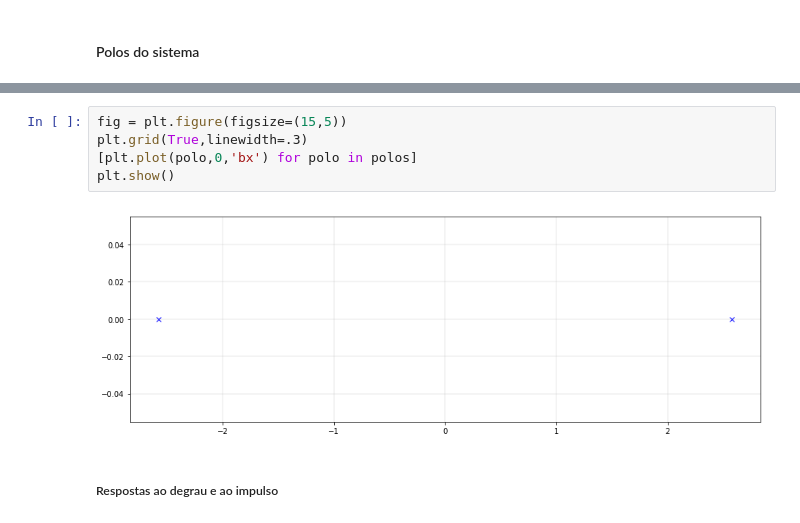
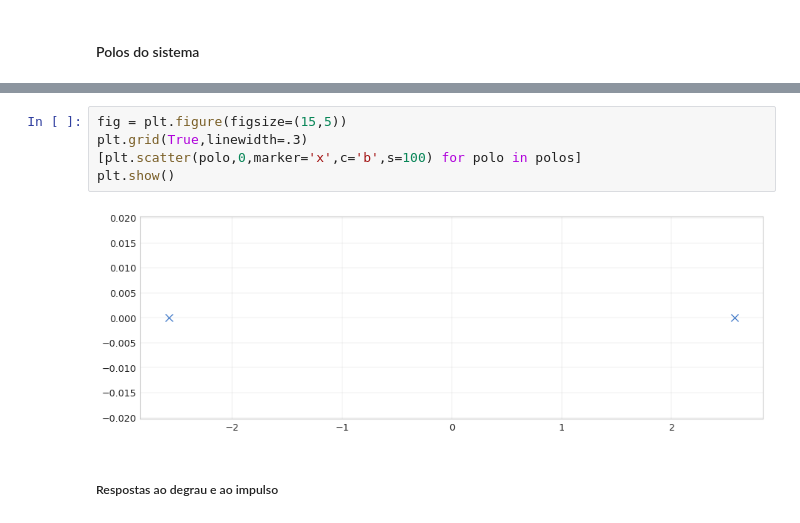
Before and after one commit to silvajhonatan/inverted_pendulum, a Jupyter notebook: inverted_pendulum.ipynb, the cells around one changed output, grey strips where cells are left out. Drawn from its saved outputs; the diff is of its cells as text.

```diff
--- a/inverted_pendulum.ipynb
+++ b/inverted_pendulum.ipynb
@@ -148,10 +150,10 @@ array([ 2.57623757, -2.57623757])
 # %%
 fig = plt.figure(figsize=(15,5))
 plt.grid(True,linewidth=.3)
-[plt.plot(polo,0,'bx') for polo in polos]
+[plt.scatter(polo,0,marker='x',c='b',s=100) for polo in polos]
 plt.show()
 # %% [output]
-[figure, old version]
+[figure, new version]
 # %% [markdown]
 ##### Respostas ao degrau e ao impulso
 # %%
```
Also changed, not shown: parts of 13 cells of this notebook.
